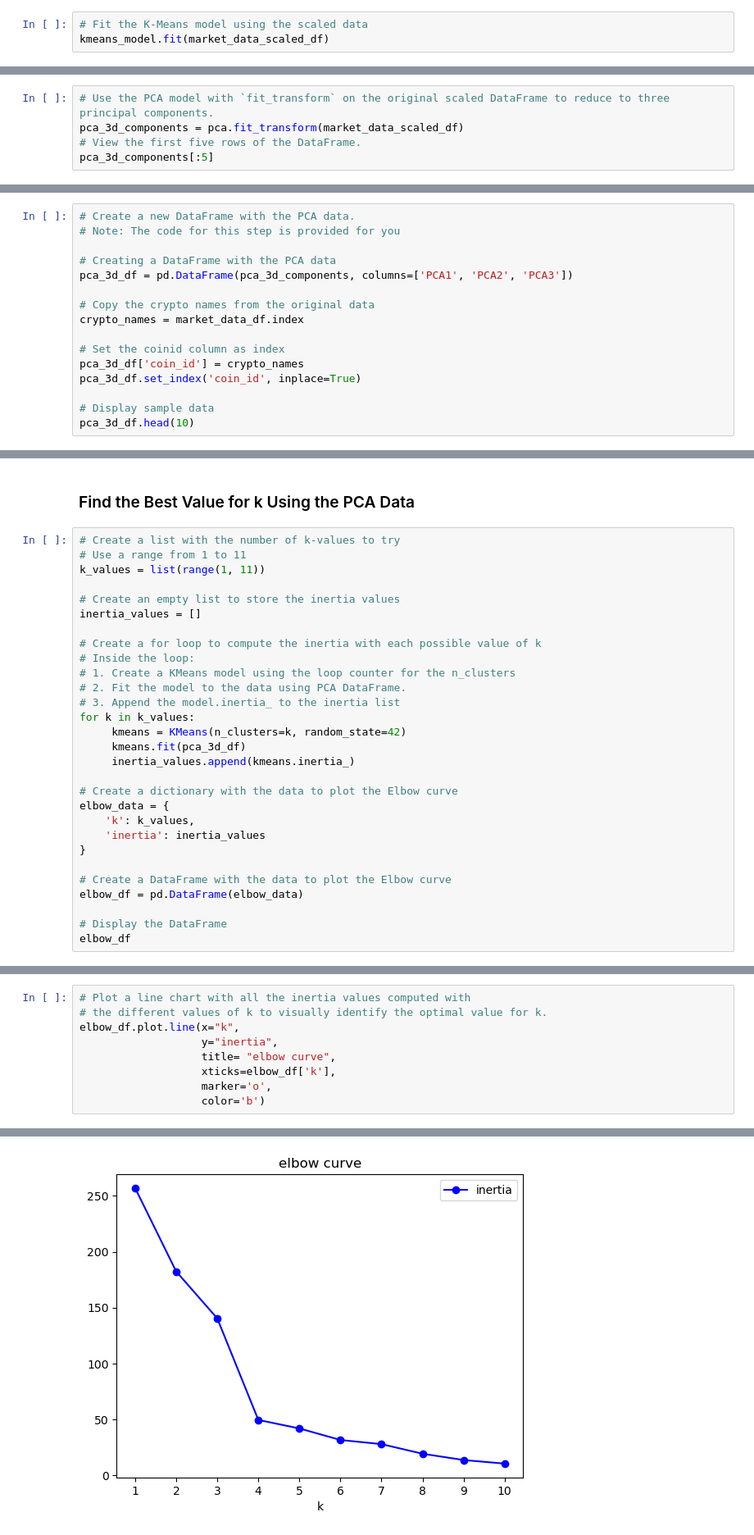
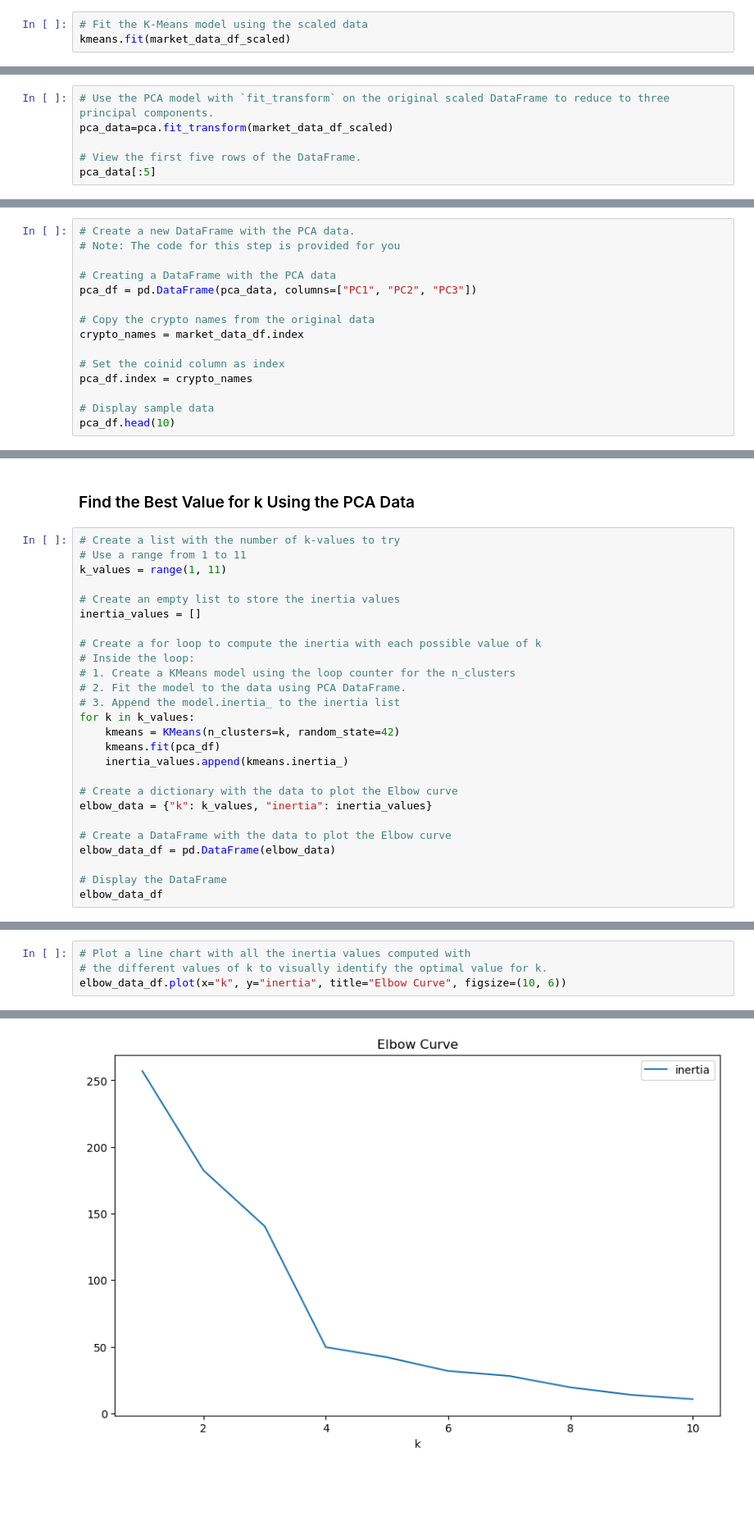
Before and after one commit to BellingLauren/CryptoClustering, a Jupyter notebook: Starter_Code/Crypto_Clustering_starter_code.ipynb, the cells around one changed output, grey strips where cells are left out. Shown at 82% size. Saved outputs shown, nothing was run; the diff lists cells and outputs as text; blank space fills up the shorter version.

```diff
--- a/Starter_Code/Crypto_Clustering_starter_code.ipynb
+++ b/Starter_Code/Crypto_Clustering_starter_code.ipynb
@@ -142,4 +122,4 @@ kmeans_model = KMeans(n_clusters=optimal_k, random_state=17)
 # %%
 # Fit the K-Means model using the scaled data
-kmeans_model.fit(market_data_scaled_df)
+kmeans.fit(market_data_df_scaled)
 # %% [output]
@@ -193,8 +165,9 @@ pca= PCA(n_components=3)
 # %%
 # Use the PCA model with `fit_transform` on the original scaled DataFrame to reduce to three principal components.
-pca_3d_components = pca.fit_transform(market_data_scaled_df)
+pca_data=pca.fit_transform(market_data_df_scaled)
+
 # View the first five rows of the DataFrame.
-pca_3d_components[:5]
+pca_data[:5]
 # %% [output]
 array([[-0.60066733,  0.84276006,  0.46159457],
        [-0.45826071,  0.45846566,  0.95287678],
@@ -218,15 +191,14 @@ array([0.3719856 , 0.34700813, 0.17603793])
 # Note: The code for this step is provided for you
 
 # Creating a DataFrame with the PCA data
-pca_3d_df = pd.DataFrame(pca_3d_components, columns=['PCA1', 'PCA2', 'PCA3'])
+pca_df = pd.DataFrame(pca_data, columns=["PC1", "PC2", "PC3"])
 
 # Copy the crypto names from the original data
 crypto_names = market_data_df.index
 
 # Set the coinid column as index
-pca_3d_df['coin_id'] = crypto_names
-pca_3d_df.set_index('coin_id', inplace=True)
+pca_df.index = crypto_names
 
 # Display sample data
-pca_3d_df.head(10)
+pca_df.head(10)
 # %% [output]
@@ -247,7 +219,7 @@ pca_3d_df.head(10)
 # %%
 # Create a list with the number of k-values to try
 # Use a range from 1 to 11
-k_values = list(range(1, 11))
+k_values = range(1, 11)
 
 # Create an empty list to store the inertia values
 inertia_values = []
@@ -258,21 +230,18 @@ inertia_values = []
 # 2. Fit the model to the data using PCA DataFrame.
 # 3. Append the model.inertia_ to the inertia list
 for k in k_values:
-     kmeans = KMeans(n_clusters=k, random_state=42)
-     kmeans.fit(pca_3d_df)
-     inertia_values.append(kmeans.inertia_)
+    kmeans = KMeans(n_clusters=k, random_state=42)
+    kmeans.fit(pca_df)
+    inertia_values.append(kmeans.inertia_)
 
 # Create a dictionary with the data to plot the Elbow curve
-elbow_data = {
-    'k': k_values,
-    'inertia': inertia_values
-}
+elbow_data = {"k": k_values, "inertia": inertia_values}
 
 # Create a DataFrame with the data to plot the Elbow curve
-elbow_df = pd.DataFrame(elbow_data)
+elbow_data_df = pd.DataFrame(elbow_data)
 
 # Display the DataFrame
-elbow_df
+elbow_data_df
 # %% [output]
 |  | k | inertia |
 | 0 | 1 | 256.874086 |
@@ -288,10 +257,5 @@ elbow_df
 # %%
 # Plot a line chart with all the inertia values computed with
 # the different values of k to visually identify the optimal value for k.
-elbow_df.plot.line(x="k",
-                   y="inertia",
-                   title= "elbow curve",
-                   xticks=elbow_df['k'],
-                   marker='o',
-                   color='b')
+elbow_data_df.plot(x="k", y="inertia", title="Elbow Curve", figsize=(10, 6))
 # %% [output]
@@ -299,4 +263,4 @@ elbow_df.plot.line(x="k",
-[figure, old version]
+[figure, new version]
 # %% [markdown]
 #### Answer the following questions:
 * **Question:** What is the best value for `k` when using the PCA data?
```
Also changed, not shown: parts of 23 cells of this notebook.
